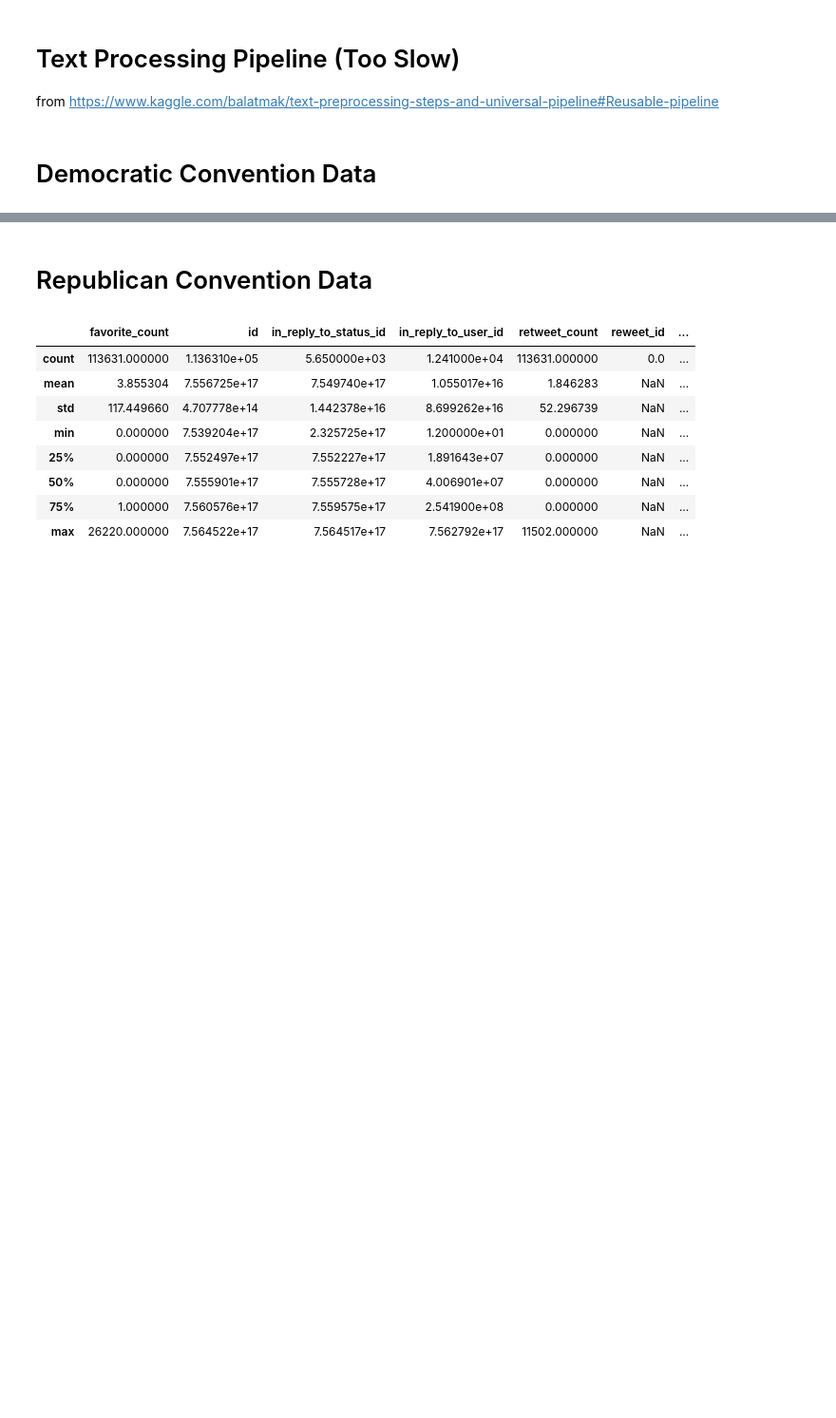
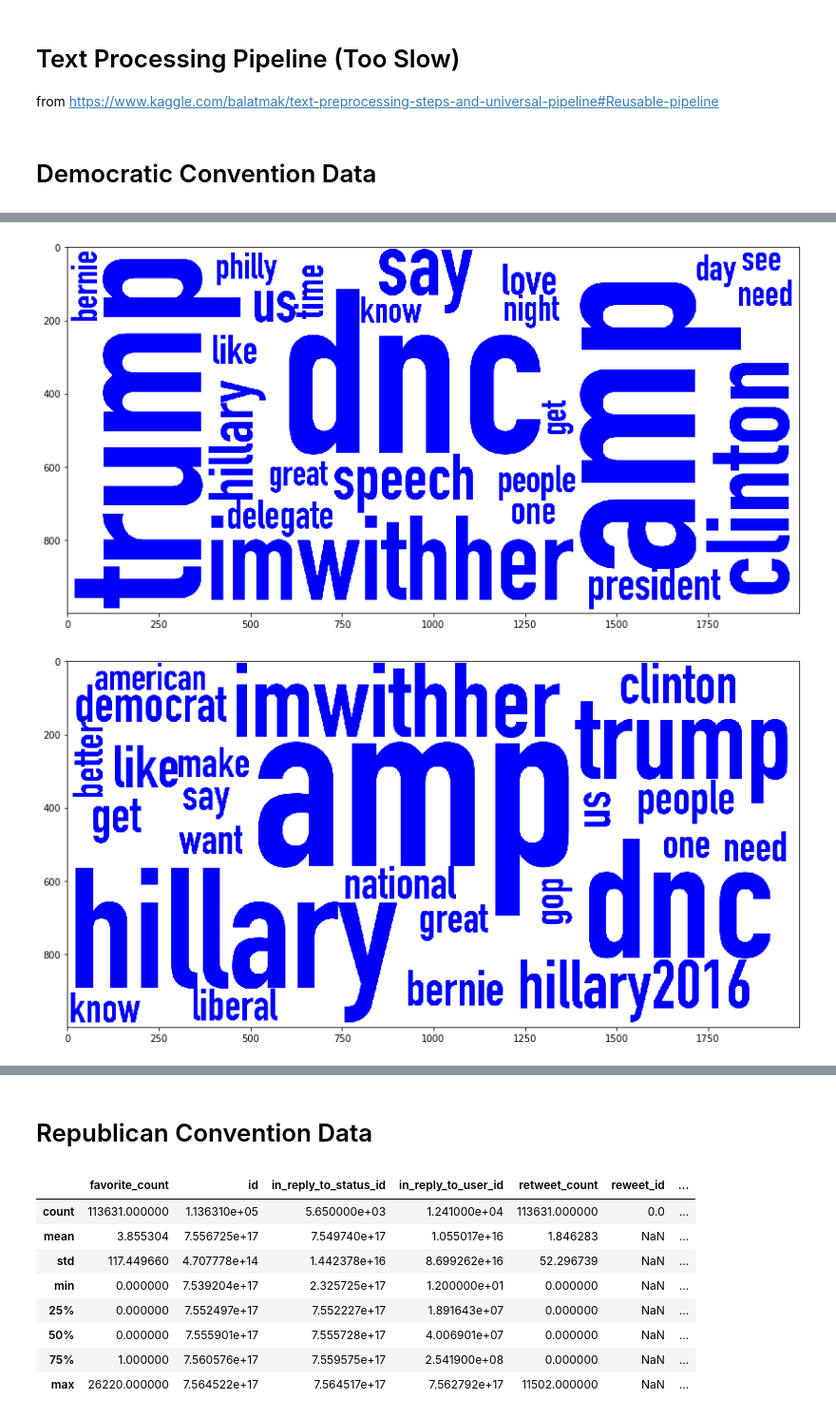
Before and after one commit to jakemull13/Network-Analysis-of-Political-Communites-on-Twitter, a Jupyter notebook: EDA.ipynb, the cells around one changed output, grey strips where cells are left out. Shown at 95% size. Saved outputs shown, nothing was run; the diff lists cells and outputs as text; code cells hidden in the pictures; blank space fills up the shorter version.

```diff
--- a/EDA.ipynb
+++ b/EDA.ipynb
@@ -160,0 +197,30 @@ dconvention_df.merge(dnodes_df, left_on='user_screen_name', right_on='Label', ho
+# %%
+#filter out all rows that don't have an assigned modularity class.
+#we're left with 11,447 tweets (not bad)
+dconvention_df = dconvention_df[dconvention_df['modularity_class'].isna() == False]
+# %%
+#drop the unneeded columns
+features = [
+        'id', 'place', 'user_location',
+       'favorite_count',
+        'retweet_count',
+       'text',
+       'user_screen_name', 'user_description',
+       'user_followers_count',
+       'user_name',
+       'Id', 'modularity_class']
+
+
+dconvention_df = dconvention_df[features]
+dconvention_df = dconvention_df[dconvention_df['text'].isna()==False]
+dconvention_df.rename(columns={'modularity_class':'community'},inplace=True)
+# %%
+# group by user id and sum their tweets.
+
+combined_text = dconvention_df.groupby(['user_screen_name']).apply(lambda x: ' '.join(x['text']))
+combined_text.rename('combined_text',inplace=True)
+dconvention_df = dconvention_df.merge(combined_text, left_on='user_screen_name',right_index=True)
+
+user_summary = dconvention_df.groupby(['user_screen_name', 'user_location','user_description', 'combined_text', 'community']).mean()
+user_summary.drop(columns=['id', 'Id'], inplace=True)
+user_summary.reset_index(inplace=True)
@@ -160,0 +259,16 @@ dconvention_df.merge(dnodes_df, left_on='user_screen_name', right_on='Label', ho
+# %%
+community18 = user_summary[user_summary['community']==18.0]
+community29 = user_summary[user_summary['community']==29.0]
+community70 = user_summary[user_summary['community']==70.0]
+community25 = user_summary[user_summary['community']==25.0]
+community46 = user_summary[user_summary['community']==46.0]
+
+#plot text word clouds
+plot_wordcloud((' '.join(community18['combined_text'])), rgb=(0,0,255), stop_words=['demconvention', 'democratic', 'debate', 'dncinphl', 'convention', 'tonight', 'vote'])
+plot_wordcloud((' '.join(community29['combined_text'])), rgb=(0,0,255), stop_words=['demconvention', 'democratic', 'debate', 'dncinphl', 'convention', 'tonight', 'vote'])
+plot_wordcloud((' '.join(community70['combined_text'])), rgb=(0,0,255), stop_words=['demconvention', 'democratic', 'debate', 'dncinphl', 'convention', 'tonight', 'vote'])
+plot_wordcloud((' '.join(community25['combined_text'])), rgb=(0,0,255), stop_words=['demconvention', 'democratic', 'debate', 'dncinphl', 'convention', 'tonight', 'vote'])
+plot_wordcloud((' '.join(community46['combined_text'])), rgb=(0,0,255), stop_words=['demconvention', 'democratic', 'debate', 'dncinphl', 'convention', 'tonight', 'vote'])
+# %% [output]
+[figure, added]
+[figure, added]
```
Also changed, not shown: parts of 19 cells of this notebook, 4 other files.
